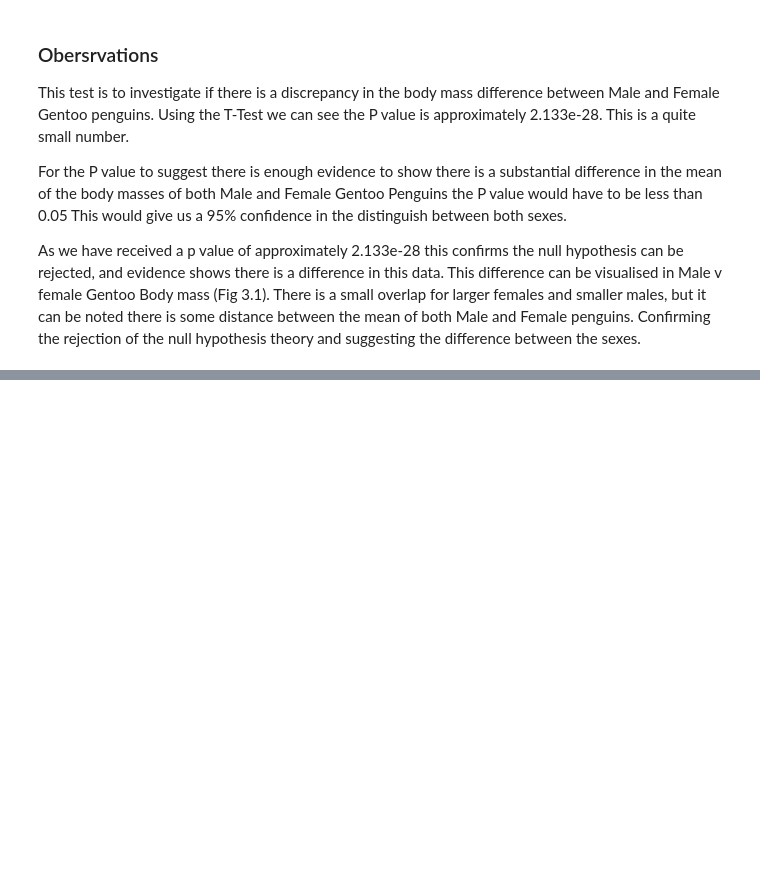
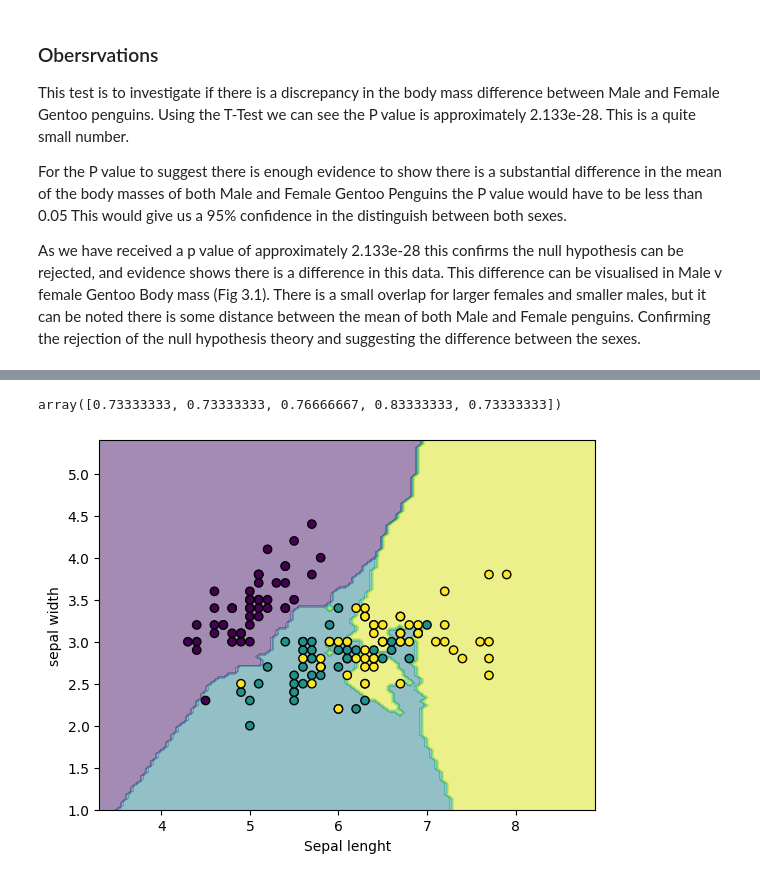
Before and after one commit to RochejamieGMIT/MachineLearning, a Jupyter notebook: tasks.ipynb, the cells around one changed output, grey strips where cells are left out. Drawn from its saved outputs; the diff is of its cells as text; code cells hidden in the pictures; blank space fills up the shorter version.

Commit message:
task 4 - DecisionBoundaryDisplay

```diff
--- a/tasks.ipynb
+++ b/tasks.ipynb
@@ -291,0 +300,8 @@ There is a small overlap for larger females and smaller males, but it can be not
+# %%
+url ="https://gist.githubusercontent.com/curran/a08a1080b88344b0c8a7/raw/0e7a9b0a5d22642a06d3d5b9bcbad9890c8ee534/iris.csv"
+
+
+df = pd.read_csv(url,sep=',',encoding='utf-8',)
+df_NoNA = df.dropna()
+
+print(df)
@@ -291,0 +323,8 @@ There is a small overlap for larger females and smaller males, but it can be not
+# %%
+clf = KNeighborsClassifier()
+
+X1 = df_NoNA[['sepal_length','sepal_width']]
+X2 =df_NoNA[['petal_length','petal_width']]
+# %%
+Y=df_NoNA['species']
+Y
@@ -291,0 +344,8 @@ There is a small overlap for larger females and smaller males, but it can be not
+# %%
+X_train,X_test,y_train,y_test = train_test_split(X1,Y)
+
+clf.fit(X_train,y_train)
+
+res = clf.predict(X_test) == y_test
+
+res
@@ -291,0 +370,15 @@ There is a small overlap for larger females and smaller males, but it can be not
+# %%
+cross_val_score(clf,X1,Y,cv=5)
+# %% [output]
+array([0.73333333, 0.73333333, 0.76666667, 0.83333333, 0.73333333])
+# %%
+# https://scikit-learn.org/stable/modules/generated/sklearn.inspection.DecisionBoundaryDisplay.html
+disp = DecisionBoundaryDisplay.from_estimator(
+    clf, X1, response_method="predict",
+    xlabel="Sepal lenght", ylabel="sepal width",
+    alpha=0.5,
+)
+disp.ax_.scatter(X1['sepal_length'], X1['sepal_width'], c=Y.astype('category').cat.codes, edgecolor="k")
+plt.show()
+# %% [output]
+[figure, added]
```
Also changed, not shown: parts of 9 cells of this notebook, 1 other file.
